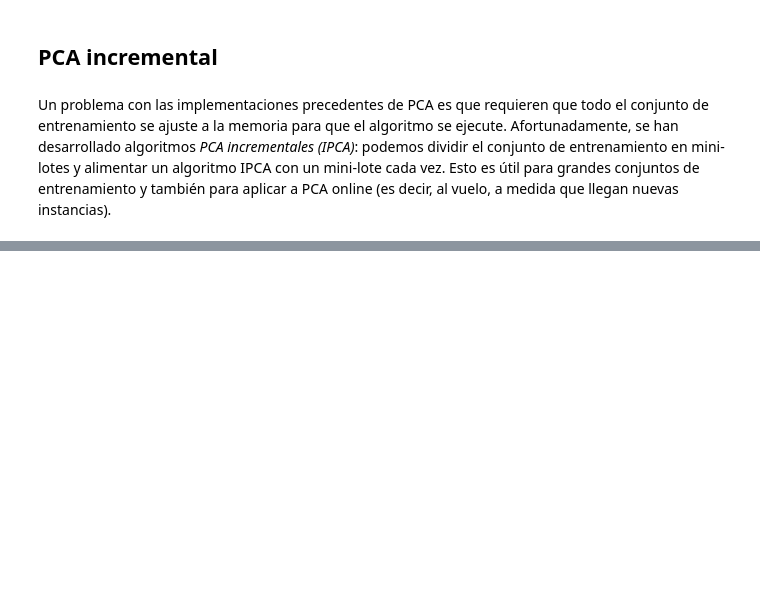
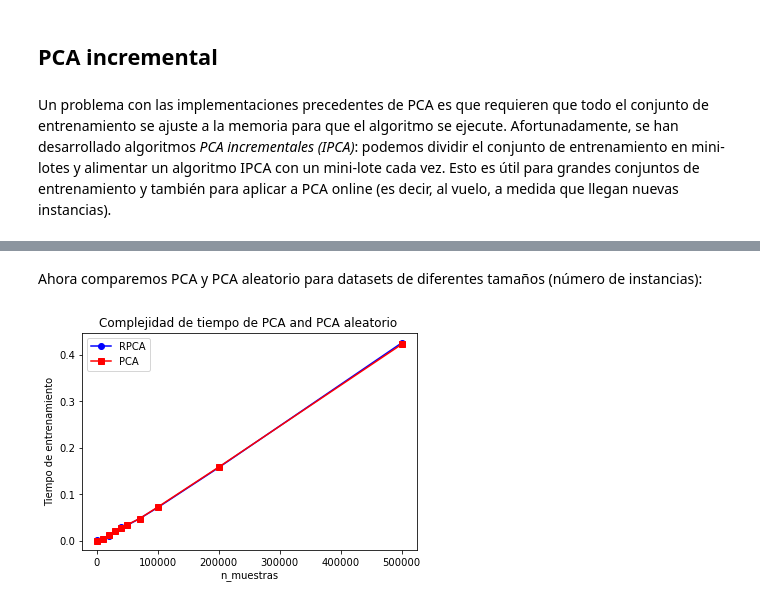
Before and after one commit to SgtSteiner/DataScience, a Jupyter notebook: handson-ml/Ch.08.Reducción de dimensionalidad.ipynb, the cells around one changed output, grey strips where cells are left out. Saved outputs shown, nothing was run; the diff lists cells and outputs as text; code cells hidden in the pictures; blank space fills up the shorter version.

```diff
--- a/handson-ml/Ch.08.Reducción de dimensionalidad.ipynb
+++ b/handson-ml/Ch.08.Reducción de dimensionalidad.ipynb
@@ -673,0 +739,3 @@ Un problema con las implementaciones precedentes de PCA es que requieren que tod
+# %%
+rnd_pca = PCA(n_components=154, svd_solver="randomized", random_state=42)
+X_reduced = rnd_pca.fit_transform(X_train)
@@ -673,0 +746,14 @@ Un problema con las implementaciones precedentes de PCA es que requieren que tod
+# %%
+import time
+
+for n_components in (2, 10, 154):
+    print("n_components =", n_components)
+    regular_pca = PCA(n_components=n_components)
+    inc_pca = IncrementalPCA(n_components=n_components, batch_size=500)
+    rnd_pca = PCA(n_components=n_components, random_state=42, svd_solver="randomized")
+
+    for pca in (regular_pca, inc_pca, rnd_pca):
+        t1 = time.time()
+        pca.fit(X_train)
+        t2 = time.time()
+        print("    {}: {:.1f} seconds".format(pca.__class__.__name__, t2 - t1))
@@ -673,0 +773,27 @@ Un problema con las implementaciones precedentes de PCA es que requieren que tod
+# %% [markdown]
+Ahora comparemos PCA y PCA aleatorio para datasets de diferentes tamaños (número de instancias):
+# %%
+times_rpca = []
+times_pca = []
+sizes = [1000, 10000, 20000, 30000, 40000, 50000, 70000, 100000, 200000, 500000]
+for n_samples in sizes:
+    X = np.random.randn(n_samples, 5)
+    pca = PCA(n_components = 2, svd_solver="randomized", random_state=42)
+    t1 = time.time()
+    pca.fit(X)
+    t2 = time.time()
+    times_rpca.append(t2 - t1)
+    pca = PCA(n_components = 2)
+    t1 = time.time()
+    pca.fit(X)
+    t2 = time.time()
+    times_pca.append(t2 - t1)
+
+plt.plot(sizes, times_rpca, "b-o", label="RPCA")
+plt.plot(sizes, times_pca, "r-s", label="PCA")
+plt.xlabel("n_muestras")
+plt.ylabel("Tiempo de entrenamiento")
+plt.legend(loc="upper left")
+plt.title("Complejidad de tiempo de PCA and PCA aleatorio ");
+# %% [output]
+[figure, added]
```
Also changed, not shown: parts of 25 cells of this notebook.
